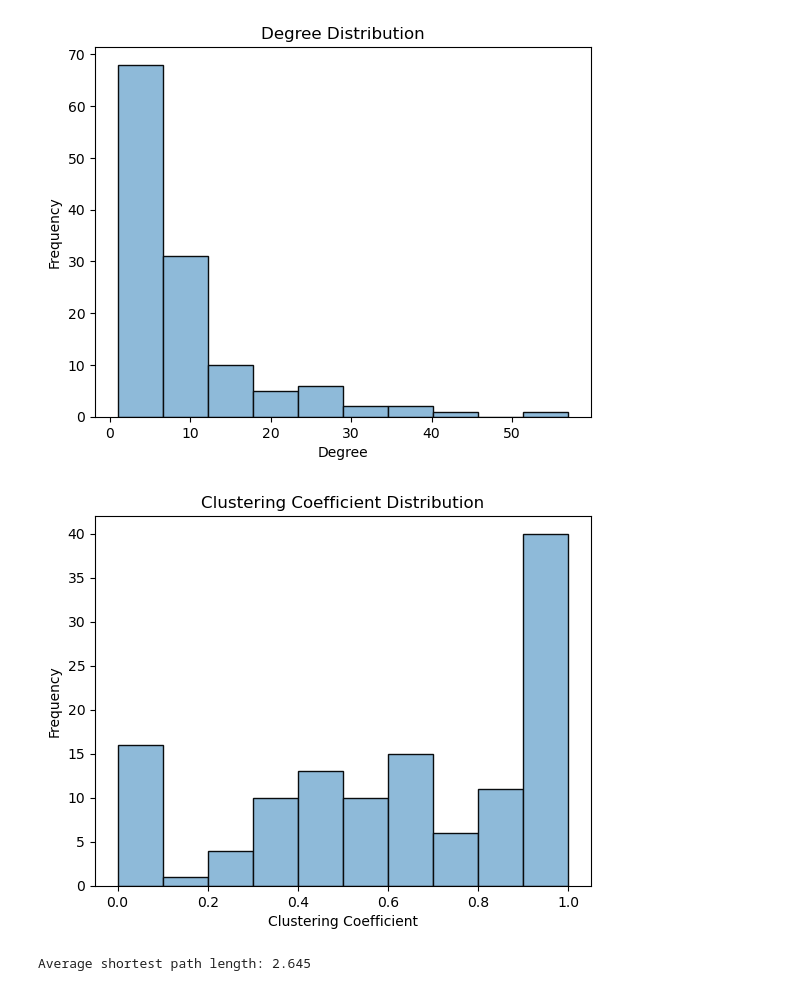
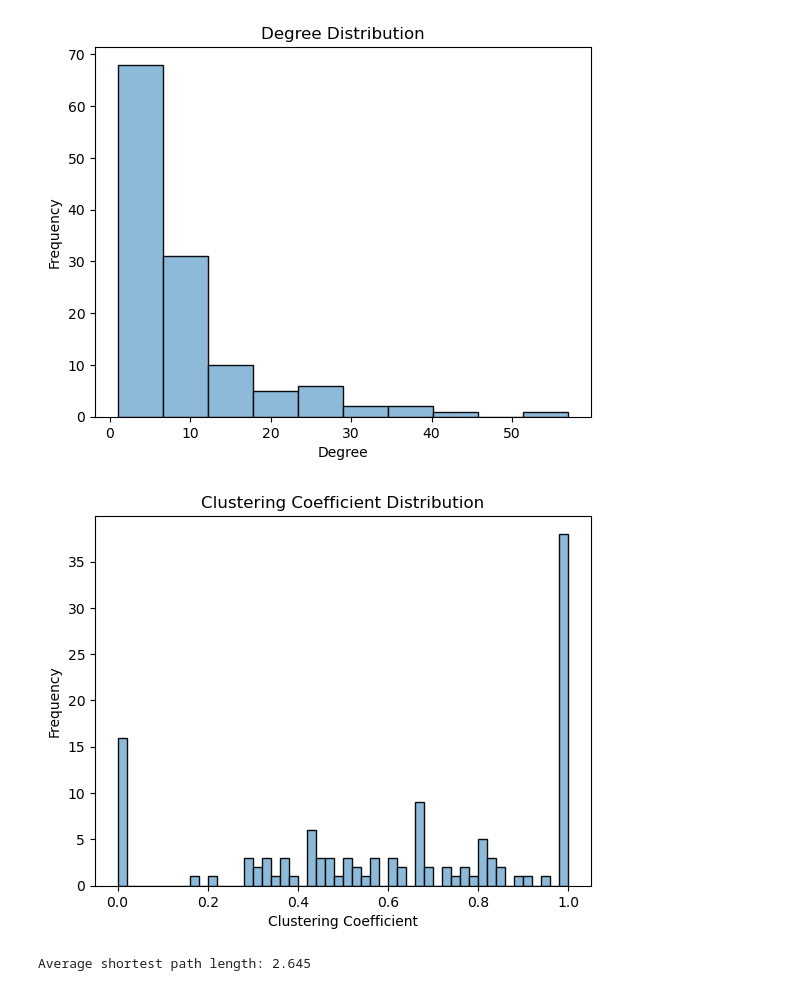
Before and after one commit to k-papadakis/social-network-analysis, a Jupyter notebook: lab1/lab1_student_version.ipynb, the cells around one changed output. Drawn from its saved outputs; the diff is of its cells as text; code cells hidden in the pictures.

```diff
--- a/lab1/lab1_student_version.ipynb
+++ b/lab1/lab1_student_version.ipynb
@@ -850,13 +898,13 @@ plt.show()
 # %%
 ccs = nx.clustering(G_got)
 
-plt.hist(ccs.values(), **HIST_PARAMS)
+plt.hist(ccs.values(), bins=50, **HIST_PARAMS)
 plt.title('Clustering Coefficient Distribution')
 plt.xlabel('Clustering Coefficient')
 plt.ylabel('Frequency')
 plt.show()
 # %% [output]
-[figure, old version]
+[figure, new version]
 # %%
 print(f'Average shortest path length: {nx.average_shortest_path_length(G_got):.3f}')
 # %% [output]
```
Also changed, not shown: parts of 31 cells of this notebook.
